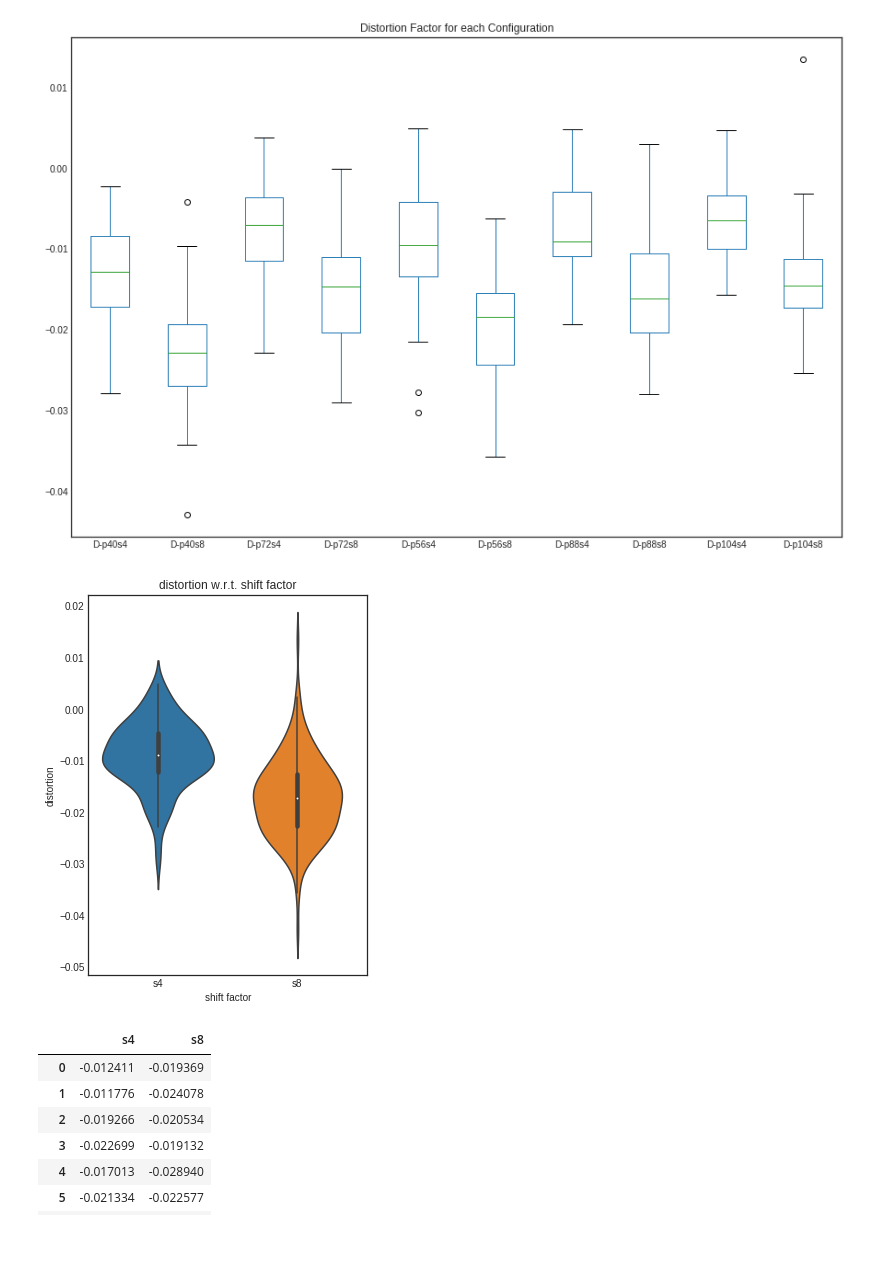
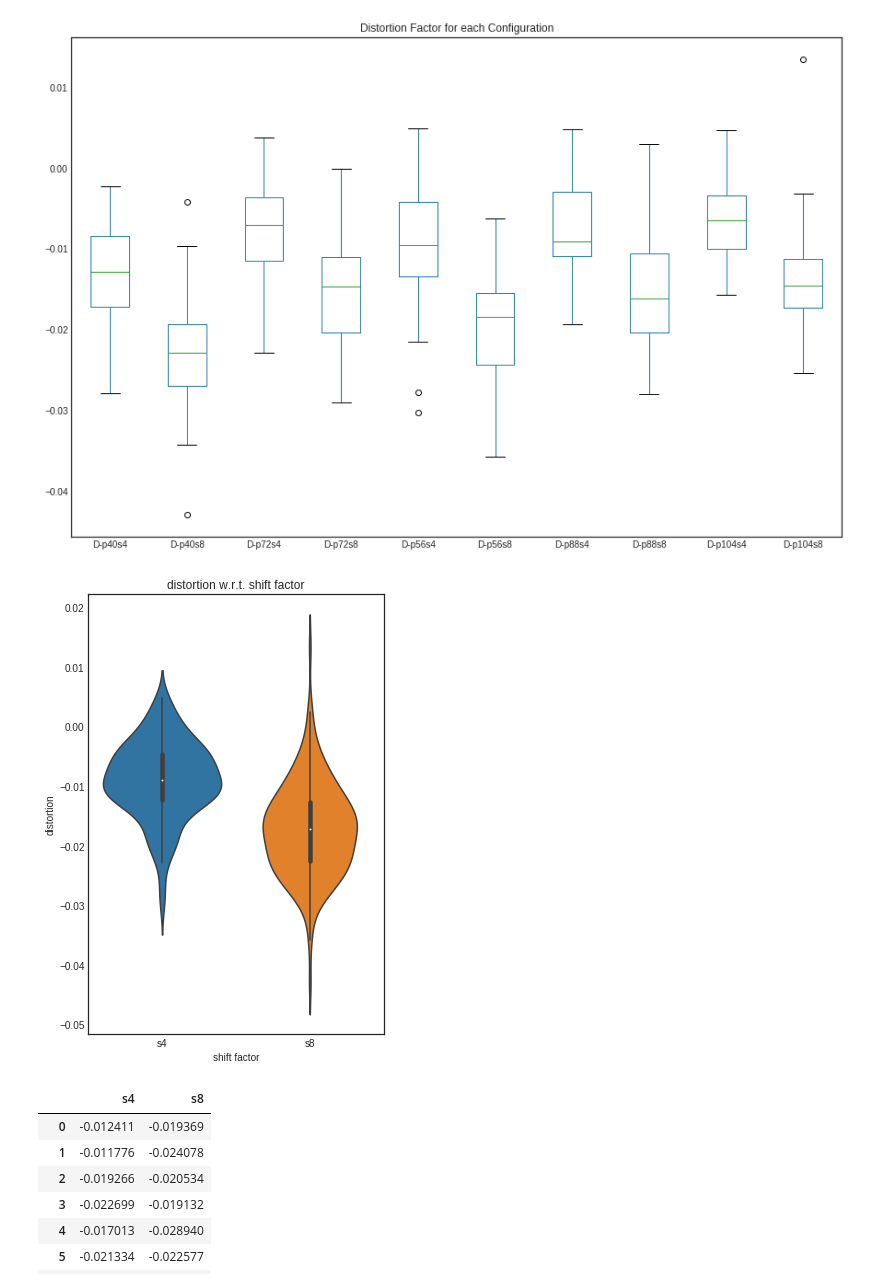
Before and after one commit to ratheile/fs19-optical-illusions, a Jupyter notebook: Results/Results.ipynb, the cells around one changed output. Drawn from its saved outputs; the diff is of its cells as text; code cells hidden in the pictures; blank space fills up the shorter version.

```diff
--- a/Results/Results.ipynb
+++ b/Results/Results.ipynb
@@ -125,19 +125,20 @@ fig.savefig('../Plots/boxes')
 # %%
 #%% Aggregated violin plots
 fig, ax = plt.subplots(1, 1, figsize=(5,7))
 bp_aggregated = pd.DataFrame([
     df_vw.filter(regex='D-.*s4').melt()['value'],
     df_vw.filter(regex='D-.*s8').melt()['value']
   ]).transpose()
 bp_aggregated.columns = ['s4', 's8']
 # bp_aggregated.boxplot(grid=False, ax=ax)
 sns.violinplot(data=bp_aggregated)
 ax.set_title("distortion w.r.t. shift factor")
 ax.set_xlabel('shift factor')
 ax.set_ylabel('distortion')
+fig.tight_layout()
 fig.savefig('../Plots/violin_plot_shift_factor.png')
 # %% [output]
-[figure, old version]
+[figure, new version]
 # %%
 bp_aggregated
 # %% [output]
```
Also changed, not shown: 1 other file.
